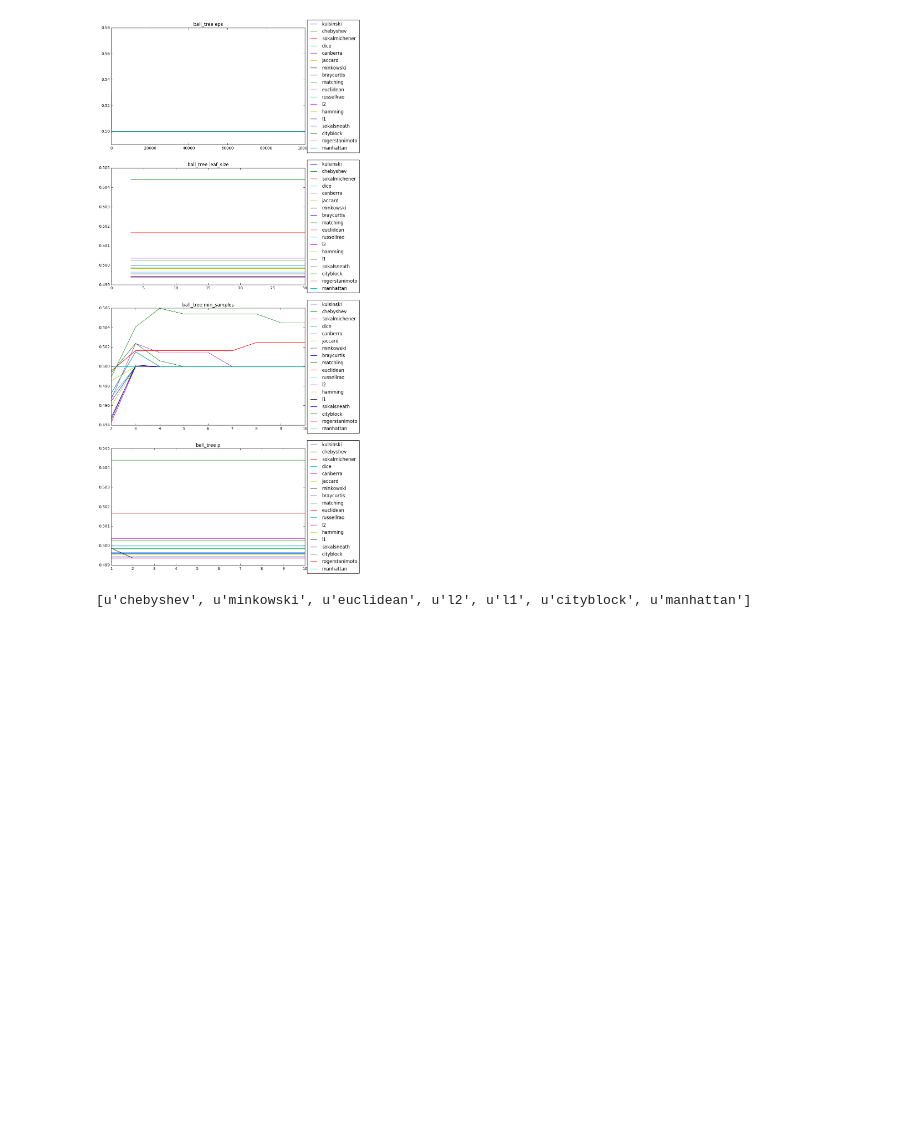
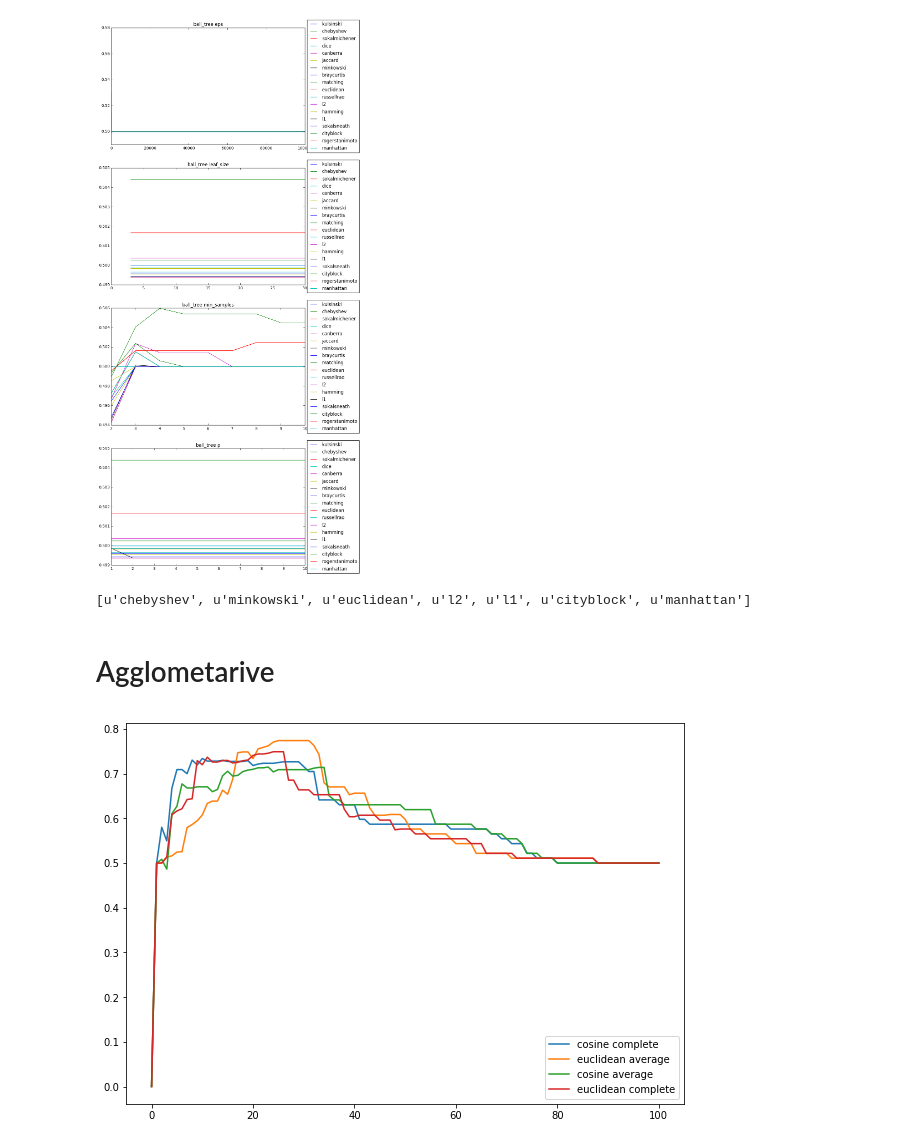
Before and after one commit to Lamiane/chemical-similarity-clustering, a Jupyter notebook: notebooks/results_visualiser.ipynb, the cells around one changed output. Saved outputs shown, nothing was run; the diff lists cells and outputs as text; code cells hidden in the pictures; blank space fills up the shorter version.

Commit message:
#8 agglomerative clustering

```diff
--- a/notebooks/results_visualiser.ipynb
+++ b/notebooks/results_visualiser.ipynb
@@ -4,7 +4,7 @@ import numpy as np
 import matplotlib.pyplot as plt
 import os
 import json
-DIRS = ['../KMEANS_BA', '../DBSCAN_BA']
+DIRS = ['../KMEANS_BA', '../DBSCAN_BA', '../AGGL_tmpe']
 # %%
 # KMEANS
 directory = DIRS[0]
@@ -141,0 +140,29 @@ print
+# %% [markdown]
+# Agglometarive
+# %%
+# agglomerative
+directory = DIRS[2]
+files = os.listdir(directory)
+results = {}
+n_clust= 100
+for f_name in files:
+    with open(os.path.join(directory, f_name)) as f:
+        js_f = json.load(f)
+    n_clusters = js_f['meta']['args']['n_clusters']
+    affinity = js_f['meta']['args']['affinity']
+    linkage = js_f['meta']['args']['linkage']
+    scores = js_f['result']['result']
+    key = affinity + ' ' + linkage
+    if key not in results:
+        results[key] = [0]*(n_clust+1)
+    results[key][n_clusters] = np.mean(scores)
+
+# plotting
+plt.figure(figsize=(10, 7))
+# plt.ylim([0,0.6])
+for key in results.keys():
+    plt.plot(results[key], label=key)
+plt.legend(loc=4)
+plt.show()
+# %% [output]
+[figure, added]
```
Also changed, not shown: parts of 1 cell of this notebook, 3 other files.
